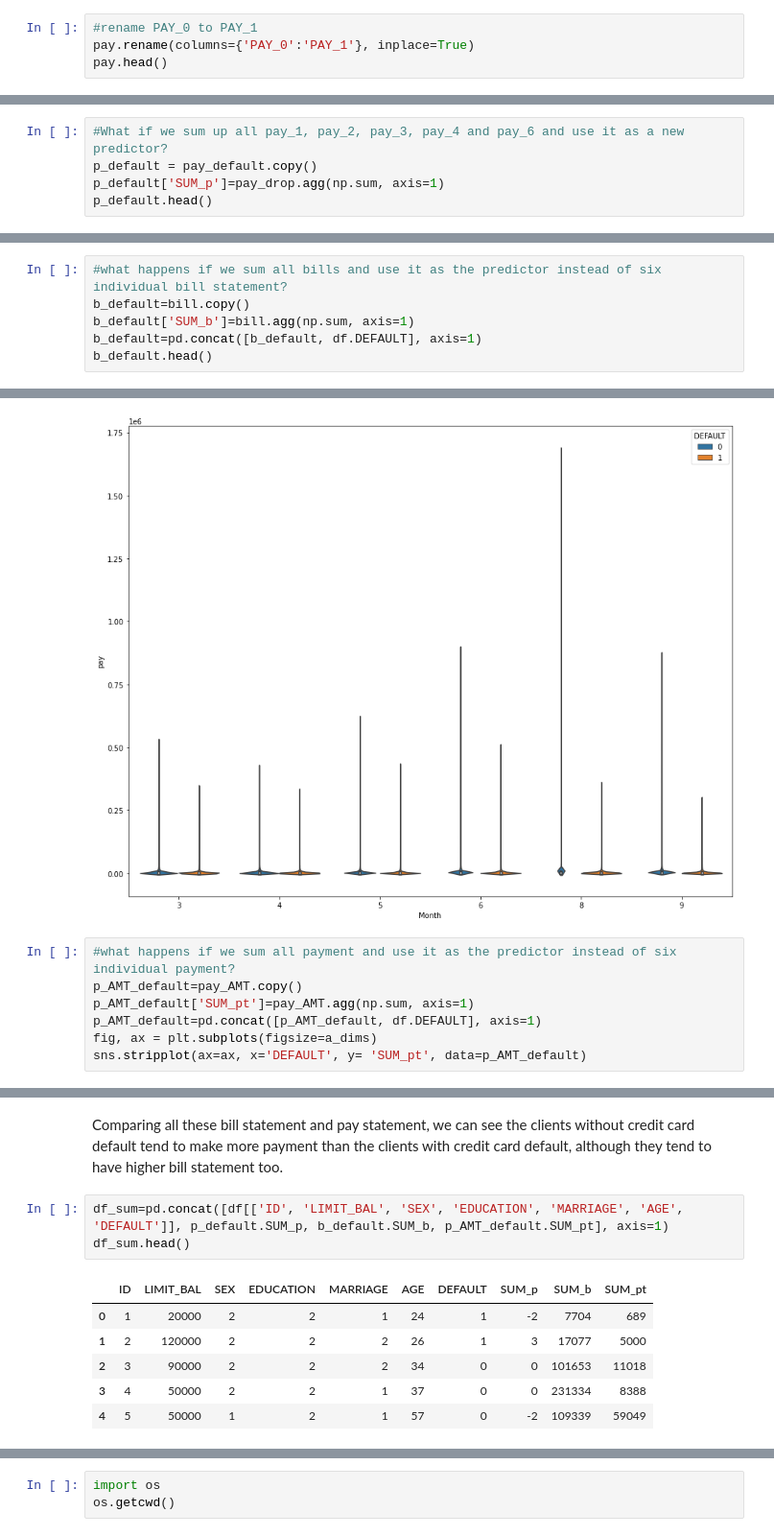
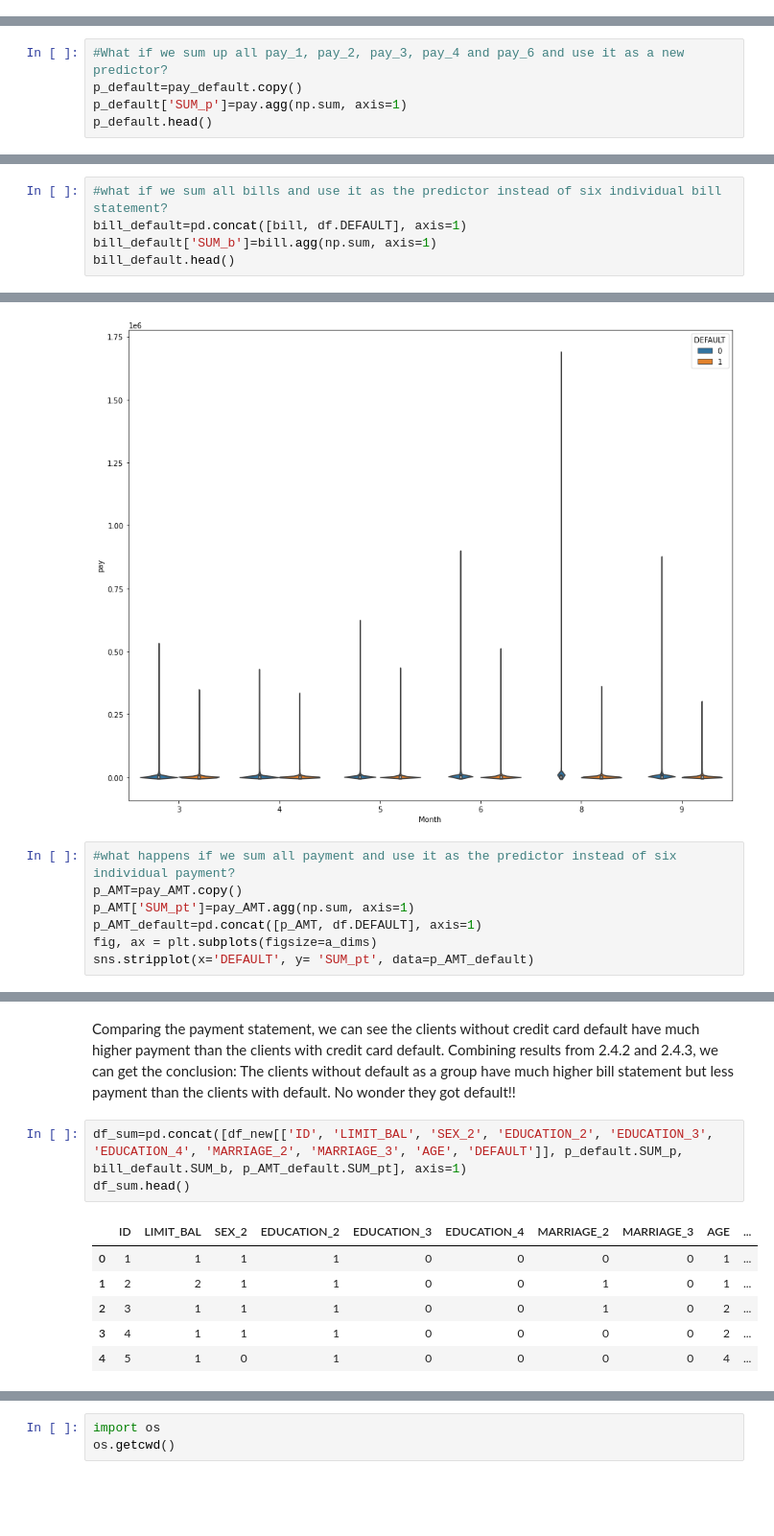
Before and after one commit to Lina-statistics/Capstone_project_Spring_Board, a Jupyter notebook: credit_card_default/feature_engineering.ipynb, the cells around one changed output, grey strips where cells are left out. Shown at 96% size. Cells and saved outputs as stored; diff of their text form; blank space fills up the shorter version.

```diff
--- a/credit_card_default/feature_engineering.ipynb
+++ b/credit_card_default/feature_engineering.ipynb
@@ -101,7 +169,3 @@ pay.head()
 | 2 | 0 | 0 | 0 | 0 | 0 | 0 |
 | 3 | 0 | 0 | 0 | 0 | 0 | 0 |
 | 4 | -1 | 0 | -1 | 0 | 0 | 0 |
-# %%
-#rename PAY_0 to PAY_1
-pay.rename(columns={'PAY_0':'PAY_1'}, inplace=True)
-pay.head()
@@ -153,7 +196,7 @@ pay_drop.head()
 # %%
 #What if we sum up all pay_1, pay_2, pay_3, pay_4 and pay_6 and use it as a new predictor?
-p_default = pay_default.copy()
-p_default['SUM_p']=pay_drop.agg(np.sum, axis=1)
+p_default=pay_default.copy()
+p_default['SUM_p']=pay.agg(np.sum, axis=1)
 p_default.head()
 # %% [output]
 |  | PAY_1 | PAY_2 | PAY_3 | PAY_4 | PAY_5 | PAY_6 | DEFAULT | SUM_p |
@@ -234,9 +267,8 @@ sns.violinplot(ax=ax, x="Month", y='BILL', hue="DEFAULT", data= bill_default)
 # %% [markdown]
 Generally speaking, the bill statement of the clients with default credit card is lower than the clients without default credit card. It is interesting.
 # %%
-#what happens if we sum all bills and use it as the predictor instead of six individual bill statement?
-b_default=bill.copy()
-b_default['SUM_b']=bill.agg(np.sum, axis=1)
-b_default=pd.concat([b_default, df.DEFAULT], axis=1)
-b_default.head()
+#what if we sum all bills and use it as the predictor instead of six individual bill statement?
+bill_default=pd.concat([bill, df.DEFAULT], axis=1)
+bill_default['SUM_b']=bill.agg(np.sum, axis=1)
+bill_default.head()
 # %% [output]
@@ -286,10 +342,10 @@ sns.violinplot(ax=ax, x="Month", y='pay', hue="DEFAULT", data= pay_default)
 [figure]
 # %%
 #what happens if we sum all payment and use it as the predictor instead of six individual payment?
-p_AMT_default=pay_AMT.copy()
-p_AMT_default['SUM_pt']=pay_AMT.agg(np.sum, axis=1)
-p_AMT_default=pd.concat([p_AMT_default, df.DEFAULT], axis=1)
+p_AMT=pay_AMT.copy()
+p_AMT['SUM_pt']=pay_AMT.agg(np.sum, axis=1)
+p_AMT_default=pd.concat([p_AMT, df.DEFAULT], axis=1)
 fig, ax = plt.subplots(figsize=a_dims)
-sns.stripplot(ax=ax, x='DEFAULT', y= 'SUM_pt', data=p_AMT_default)
+sns.stripplot(x='DEFAULT', y= 'SUM_pt', data=p_AMT_default)
 # %% [output]
 <AxesSubplot:xlabel='DEFAULT', ylabel='SUM_pt'>
@@ -297,15 +362,16 @@ sns.stripplot(ax=ax, x='DEFAULT', y= 'SUM_pt', data=p_AMT_default)
 # %% [markdown]
-Comparing all these bill statement and pay statement, we can see the clients without credit card default tend to make more payment than the clients with credit card default, although they tend to have higher bill statement too.
+Comparing the payment statement, we can see the clients without credit card default have much higher payment than the clients with credit card default.
+Combining results from 2.4.2 and 2.4.3, we can get the conclusion: The clients without default as a group have much higher bill statement but less payment than the clients with default. No wonder they got default!!
 # %%
-df_sum=pd.concat([df[['ID', 'LIMIT_BAL', 'SEX', 'EDUCATION', 'MARRIAGE', 'AGE', 'DEFAULT']], p_default.SUM_p, b_default.SUM_b, p_AMT_default.SUM_pt], axis=1)
+df_sum=pd.concat([df_new[['ID', 'LIMIT_BAL', 'SEX_2', 'EDUCATION_2', 'EDUCATION_3', 'EDUCATION_4', 'MARRIAGE_2', 'MARRIAGE_3', 'AGE', 'DEFAULT']], p_default.SUM_p, bill_default.SUM_b, p_AMT_default.SUM_pt], axis=1)
 df_sum.head()
 # %% [output]
-|  | ID | LIMIT_BAL | SEX | EDUCATION | MARRIAGE | AGE | DEFAULT | SUM_p | SUM_b | SUM_pt |
-| 0 | 1 | 20000 | 2 | 2 | 1 | 24 | 1 | -2 | 7704 | 689 |
-| 1 | 2 | 120000 | 2 | 2 | 2 | 26 | 1 | 3 | 17077 | 5000 |
-| 2 | 3 | 90000 | 2 | 2 | 2 | 34 | 0 | 0 | 101653 | 11018 |
-| 3 | 4 | 50000 | 2 | 2 | 1 | 37 | 0 | 0 | 231334 | 8388 |
-| 4 | 5 | 50000 | 1 | 2 | 1 | 57 | 0 | -2 | 109339 | 59049 |
+|  | ID | LIMIT_BAL | SEX_2 | EDUCATION_2 | EDUCATION_3 | EDUCATION_4 | MARRIAGE_2 | MARRIAGE_3 | AGE | ... |
+| 0 | 1 | 1 | 1 | 1 | 0 | 0 | 0 | 0 | 1 | ... |
+| 1 | 2 | 2 | 1 | 1 | 0 | 0 | 1 | 0 | 1 | ... |
+| 2 | 3 | 1 | 1 | 1 | 0 | 0 | 1 | 0 | 2 | ... |
+| 3 | 4 | 1 | 1 | 1 | 0 | 0 | 0 | 0 | 2 | ... |
+| 4 | 5 | 1 | 0 | 1 | 0 | 0 | 0 | 0 | 4 | ... |
 # %%
 df_sum.dtypes
 # %% [output]
```
Also changed, not shown: parts of 81 cells of this notebook.
